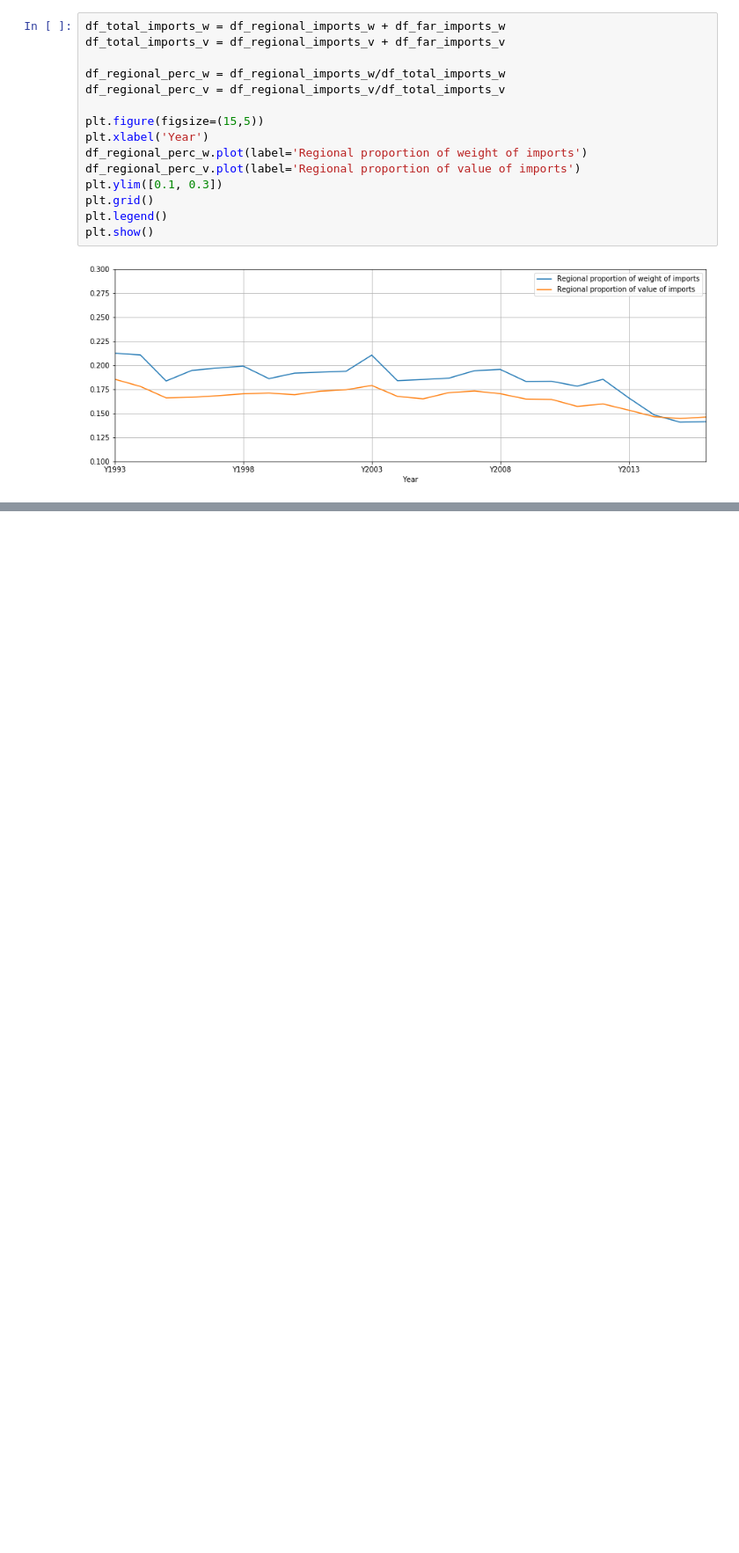
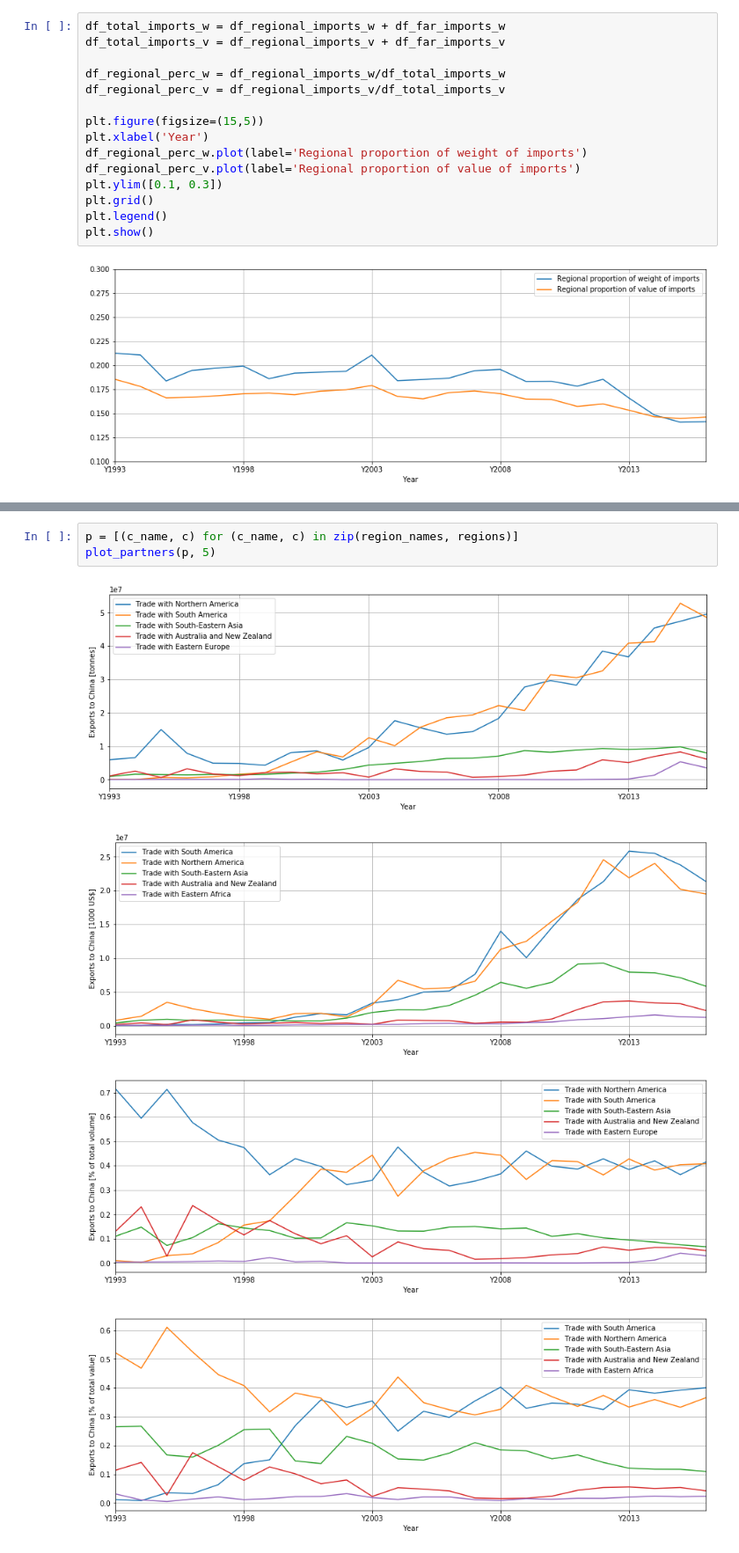
Before and after one commit to n-poulsen/GranADA, a Jupyter notebook: code/GlobalTradeChanges.ipynb, the cells around one changed output, grey strips where cells are left out. Shown at 88% size. Drawn from its saved outputs; the diff is of its cells as text; blank space fills up the shorter version.

```diff
--- a/code/GlobalTradeChanges.ipynb
+++ b/code/GlobalTradeChanges.ipynb
@@ -265,0 +369,8 @@ plt.show()
+# %%
+p = [(c_name, c) for (c_name, c) in zip(region_names, regions)]
+plot_partners(p, 5)
+# %% [output]
+[figure, added]
+[figure, added]
+[figure, added]
+[figure, added]
```
Also changed, not shown: parts of 14 cells of this notebook.
